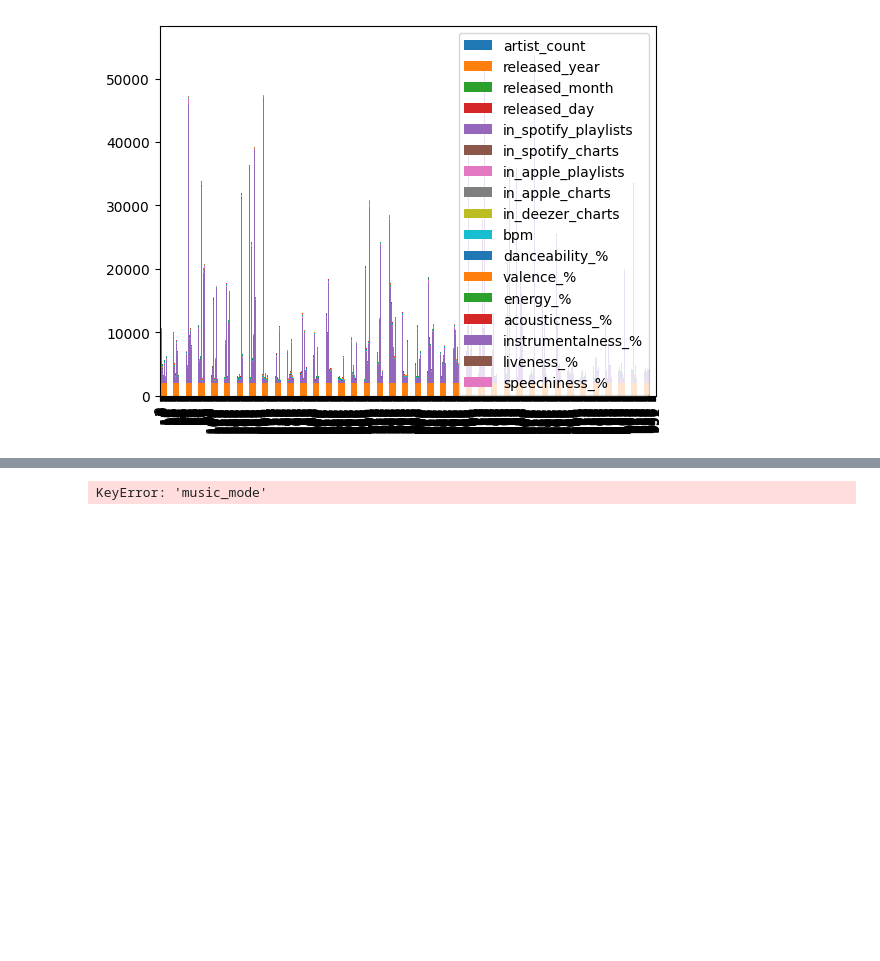
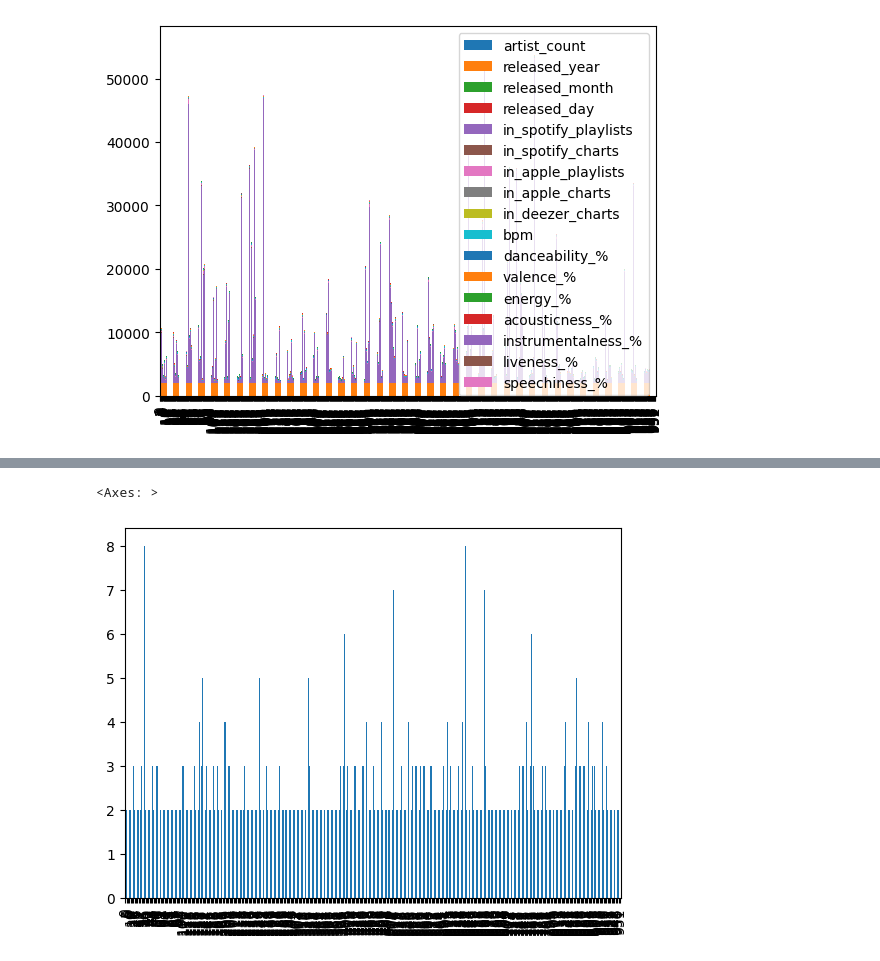
Before and after one commit to harshkasat/SpotifyMostStream, a Jupyter notebook: MostStreamSpotify.ipynb, the cells around one changed output, grey strips where cells are left out. Cells and saved outputs as stored; diff of their text form; code cells hidden in the pictures; blank space fills up the shorter version.

```diff
--- a/MostStreamSpotify.ipynb
+++ b/MostStreamSpotify.ipynb
@@ -120,11 +140,5 @@ plt.show()
-# %%
-# Let's look at the break up of column 'mode' in the dataset
-
-ax = df['music_mode'].value_counts().plot(kind='barh', figsize=(10,2), grid=False)
-ax.bar_label(ax.containers[0], label_type='center', color='white', weight='bold')
-plt.title('Spotify Track Modes')
-plt.yticks([0,1],['Major', 'Minor'])
-plt.xlabel('Track Counts')
-plt.show()
-# %% [output]
-KeyError: 'music_mode'
+# %%
+df[df.artist_count>1]['artist_count'].plot.bar('artist_count')
+# %% [output]
+<Axes: >
+[figure, added]
```
Also changed, not shown: parts of 25 cells of this notebook, 1 other file.
